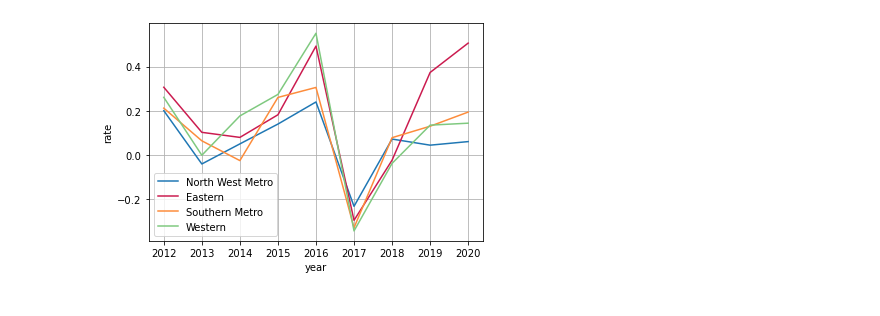
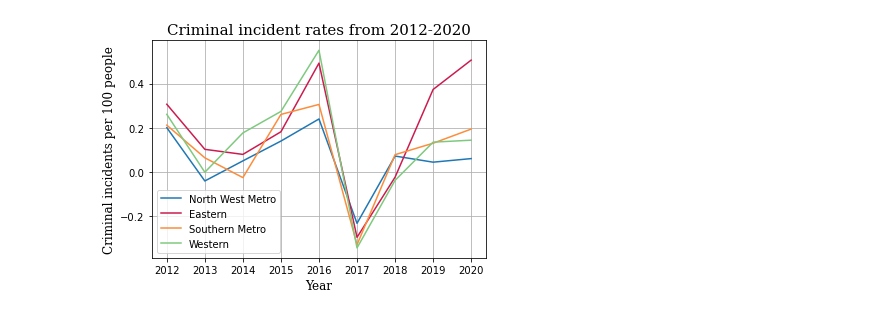
Before and after one commit to vrinda-raj/EoDP-Assignment2-Group-70, a Jupyter notebook: lineplot.ipynb, the cells around one changed output. Cells and saved outputs as stored; diff of their text form; code cells hidden in the pictures.

```diff
--- a/lineplot.ipynb
+++ b/lineplot.ipynb
@@ -6,32 +6,42 @@ import seaborn as sns
 rates_PR = pd.read_csv('Data/rates_by_PR.csv')
 rate = rates_PR.transpose()
 years = ['region', 2012, 2013, 2014, 2015, 2016, 2017, 2018, 2019, 2020]
 rate.insert(4, 'year', years)
 
 rate.columns = ['North West Metro', 'Eastern', 'Southern Metro', 'Western', 'year']
 
 north_west = rate.loc[:, ['North West Metro', 'year']]
 north_west = north_west.drop('Police_Region')
 north_west = north_west.reset_index(drop=True).astype(float).set_index('year')
 linegraph = sns.lineplot(data=north_west)
 
 eastern = rate.loc[:, ['Eastern', 'year']]
 eastern = eastern.drop('Police_Region')
 eastern = eastern.reset_index(drop=True).astype(float).set_index('year')
 linegraph = sns.lineplot(data=eastern, palette='rocket')
 
 southern = rate.loc[:, ['Southern Metro', 'year']]
 southern = southern.drop('Police_Region')
 southern = southern.reset_index(drop=True).astype(float).set_index('year')
 linegraph = sns.lineplot(data=southern, palette='Oranges')
 
 western = rate.loc[:, ['Western', 'year']]
 western = western.drop('Police_Region')
 western = western.reset_index(drop=True).astype(float).set_index('year')
 linegraph = sns.lineplot(data=western, palette=('Accent'))
 
-linegraph.set(ylabel='rate')
+# linegraph.set(title='Criminal incident rates from 2012-2020')
+# linegraph.set(ylabel='Rate in crime per 100 people')
+# linegraph.set(xlabel='Year')
+
+font1 = {'family':'serif','color':'black','size':15}
+font2 = {'family':'serif','color':'black','size':12}
+
+plt.title('Criminal incident rates from 2012-2020', fontdict = font1)
+plt.xlabel('Year', fontdict = font2)
+plt.ylabel('Criminal incidents per 100 people', fontdict = font2)
+
 linegraph.grid()
 linegraph.figure.savefig('Outputs/linegraph', dpi = 300)
 # %% [output]
-[figure, old version]
+[figure, new version]
```
Also changed, not shown: 5 other files.
